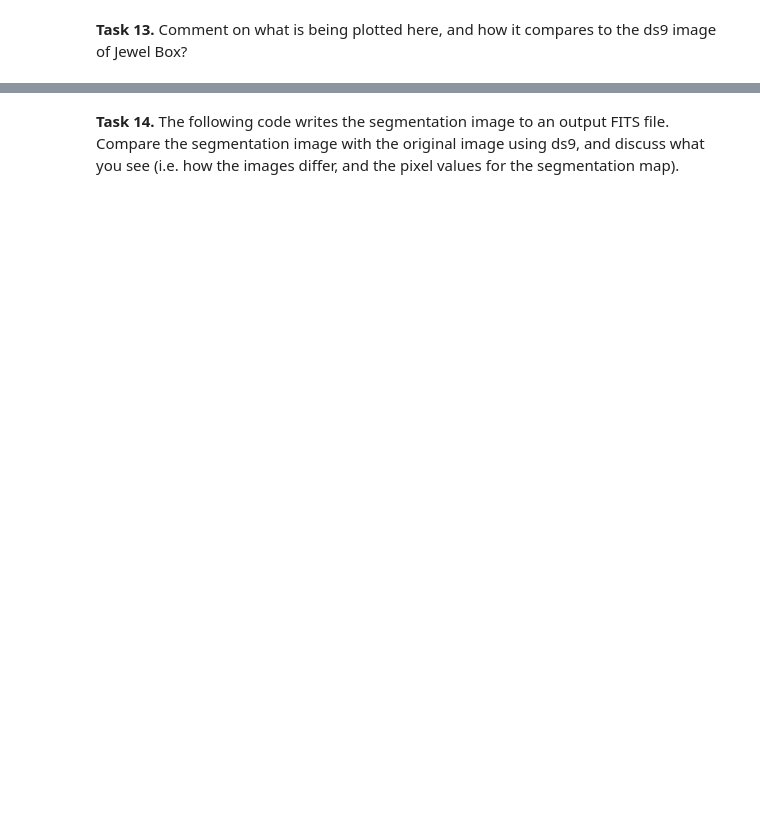
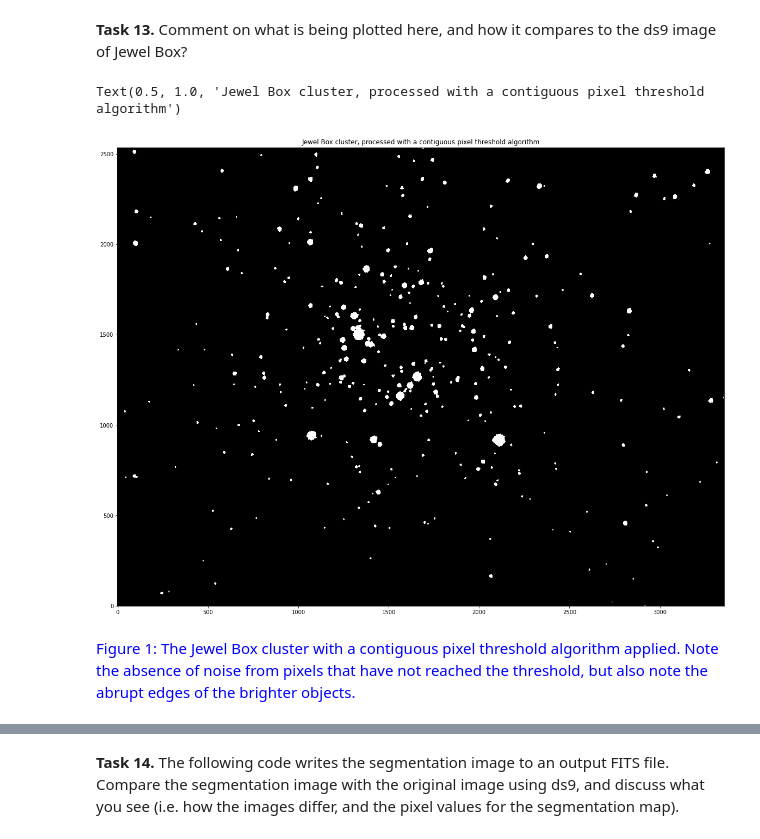
Before and after one commit to cedliang/ASP3231, a Jupyter notebook: Lab_4/ASP3231 Laboratory 4 Calibrated Catalogues.ipynb, the cells around one changed output, grey strips where cells are left out. Drawn from its saved outputs; the diff is of its cells as text; code cells hidden in the pictures; blank space fills up the shorter version.

```diff
--- a/Lab_4/ASP3231 Laboratory 4 Calibrated Catalogues.ipynb
+++ b/Lab_4/ASP3231 Laboratory 4 Calibrated Catalogues.ipynb
@@ -276,0 +402,17 @@ segimage=detect_sources(scim.data, 2.00*std, 9, connectivity=4, mask=None)
+# %%
+scim = CCDData.read("new-image.fits", unit="adu")
+# This line finds the median of the counts from the image
+med = np.median(scim.data)
+# Here, we subtract the median to yield an array of values of deviation from the median
+scim.data = scim.data-med
+# Here, we compute the statistics for the image
+# Note that we use sigma_clipped_stats in order to perform up to five iterations of clipping pixel values that exceed more than three standard deviations from the mean.
+mean, median, std = astropy.stats.sigma_clipped_stats(
+    scim.data, sigma=3.0, maxiters=5)
+print('Image stats (mean, median and standard deviation):', mean, median, std)
+
+# Here, detect_sources uses a phot_utils in order to detect sources in the image.
+# The threshold is set to double the standard deviation, and we require here at least 9 connected pixels greater than double the standard deviation in order for
+# an object to be detected
+# Connectivity set to 4 means that we only consider pixels as being connected if they touch along an edge, instead of just touching at a vertex.
+segimage = detect_sources(scim.data, 2.00*std, 9, connectivity=4, mask=None)
@@ -277,5 +422,11 @@ segimage=detect_sources(scim.data, 2.00*std, 9, connectivity=4, mask=None)
 # %% [markdown]
 **Task 13.** Comment on what is being plotted here, and how it compares to the ds9 image of Jewel Box?
 # %%
-plt.figure(figsize=(20,20))
+plt.figure(figsize=(20, 20))
 plt.imshow(segimage.data, cmap='gray', vmin=0, vmax=1, origin='lower')
+plt.title("Jewel Box cluster, processed with a contiguous pixel threshold algorithm")
+# %% [output]
+Text(0.5, 1.0, 'Jewel Box cluster, processed with a contiguous pixel threshold algorithm')
+[figure, added]
+# %% [markdown]
+<font color=blue> Figure 1: The Jewel Box cluster with a contiguous pixel threshold algorithm applied. Note the absence of noise from pixels that have not reached the threshold, but also note the abrupt edges of the brighter objects.
```
Also changed, not shown: parts of 46 cells of this notebook, 1 other file.
